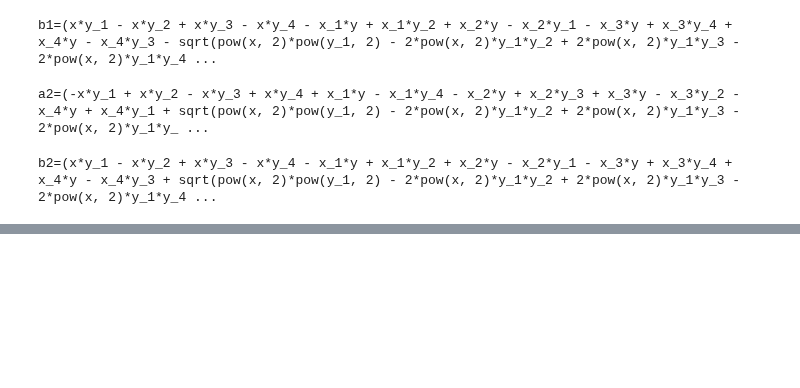
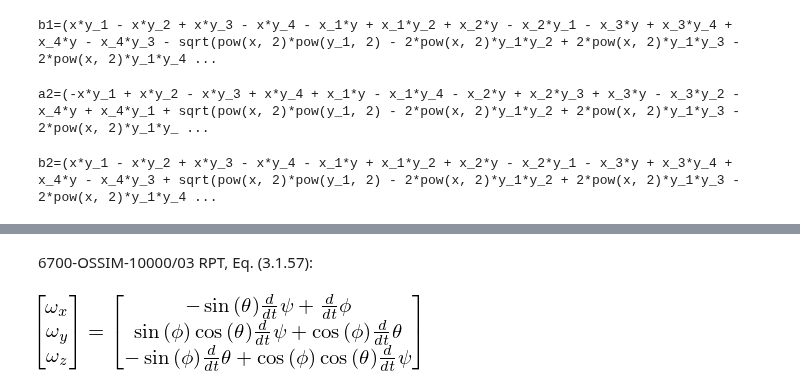
Before and after one commit to NelisW/PythonNotesToSelf, a Jupyter notebook: play-sympy.ipynb, the cells around one changed output, grey strips where cells are left out. Cells and saved outputs as stored; diff of their text form; code cells hidden in the pictures; blank space fills up the shorter version.

```diff
--- a/play-sympy.ipynb
+++ b/play-sympy.ipynb
@@ -128,0 +137,44 @@ b2=(x*y_1 - x*y_2 + x*y_3 - x*y_4 - x_1*y + x_1*y_2 + x_2*y - x_2*y_1 - x_3*y +
+# %%
+# elementary symbols
+phi, theta, psi = sympy.symbols(r'\phi \theta \psi')
+wx, wy, wz = sympy.symbols(r'\omega_x \omega_y \omega_z')
+t = sympy.symbols('t')
+# %%
+# main variables of interest
+def vec(x, y, z): # helper: make a vector
+    return sympy.Matrix([[x], [y], [z]])
+
+# angular rate vector
+w = vec(wx, wy, wz)
+
+# Euler rate "vector"
+dpsi,dtheta,dphi = [sympy.diff(x,t,evaluate=False) for x in [psi,theta,phi]]
+deib = vec(dphi, dtheta, dpsi)
+# %%
+# rotation matrices
+s, c = sympy.sin, sympy.cos
+
+def Ephi(phi): return sympy.Matrix([[1,  0,      0],
+                                    [0,  c(phi), s(phi)],
+                                    [0, -s(phi), c(phi)]])
+def Ethe(the): return sympy.Matrix([[c(the), 0, -s(the)],
+                                    [0,      1,  0],
+                                    [s(the), 0,  c(the)]])
+def Epsi(psi): return sympy.Matrix([[ c(psi), s(psi), 0],
+                                    [-s(psi), c(psi), 0],
+                                    [0,       0,      1]])
+# %% [markdown]
+6700-OSSIM-10000/03 RPT, Eq. (3.1.57):
+# %%
+# intermediate frame 2 to body (roll rotation)
+H2b = Ephi(phi)
+# intermediate frame 1 to frame 1 (pitch rotation)
+H12 = Ethe(theta)
+
+# the core equation; each euler rate can be expressed as an angular rate about some axis;
+# these sum to the total angular rate, but we must rotate everything to the body axes.
+w_sum_deib = vec(dphi, 0, 0) + H2b * vec(0, dtheta, 0) + H2b * H12 * vec(0, 0, dpsi)
+
+display(sympy.Equality(w, w_sum_deib))
+# %% [output]
+[figure, added]
```
Also changed, not shown: parts of 3 cells of this notebook, 3 other files.
